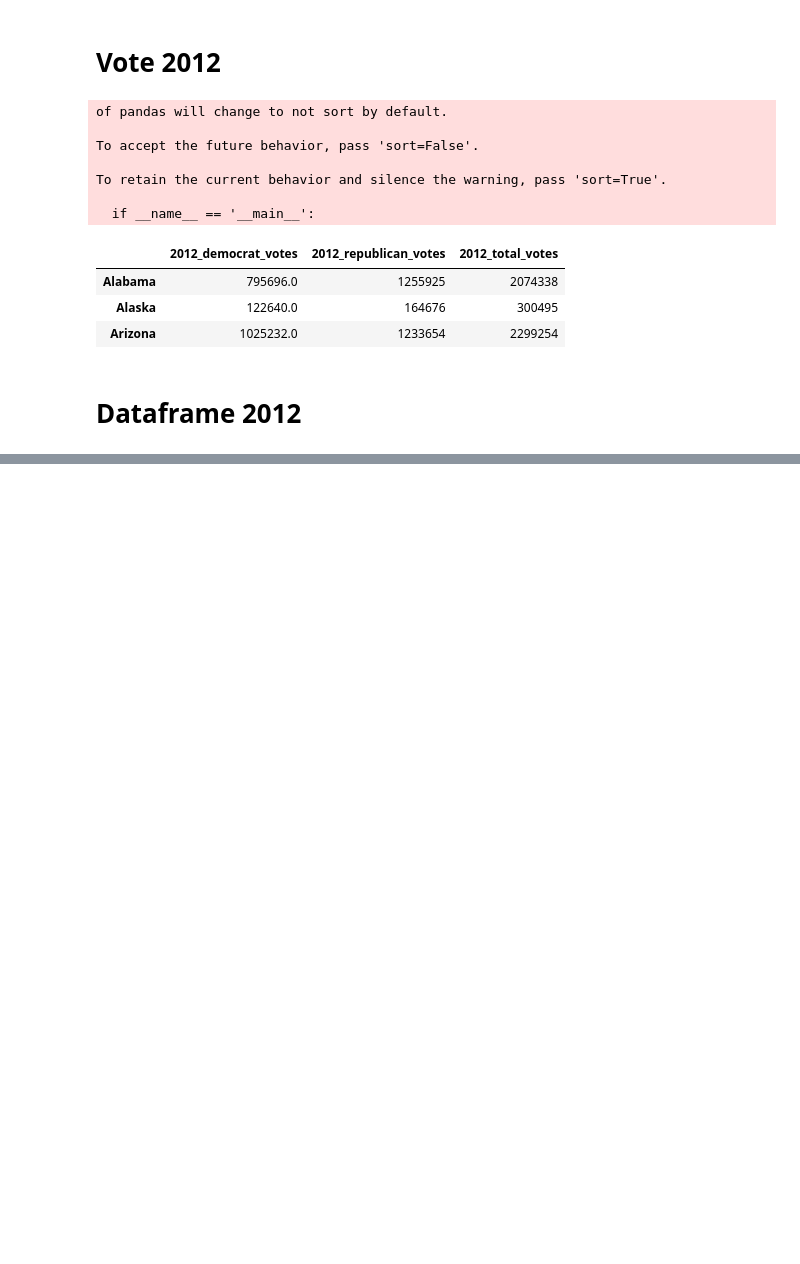
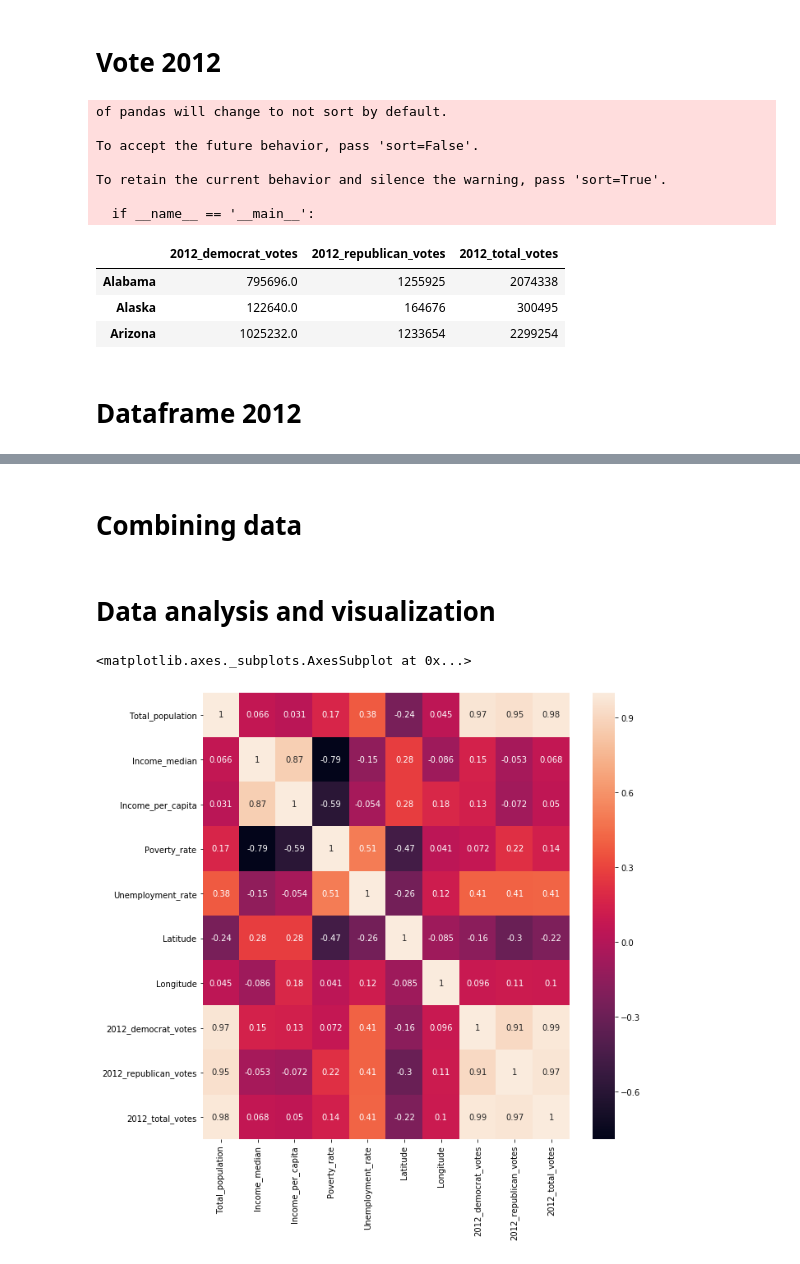
Before and after one commit to CodingMage/project_1_TeamTuring, a Jupyter notebook: Census data.ipynb, the cells around one changed output, grey strips where cells are left out. Saved outputs shown, nothing was run; the diff lists cells and outputs as text; code cells hidden in the pictures; blank space fills up the shorter version.

```diff
--- a/Census data.ipynb
+++ b/Census data.ipynb
@@ -202,3 +194,5 @@ df_2012.head()
 | Arizona | 6410979.0 | 50256.0 | 25571.0 | 0.167679 | 0.097744 | 34.2744 | ... |
 | Arkansas | 2916372.0 | 40531.0 | 22007.0 | 0.181839 | 0.085633 | 34.8938 | ... |
 | California | 37325068.0 | 61400.0 | 29551.0 | 0.149768 | 0.110285 | 37.1841 | ... |
+# %% [markdown]
+# Combining data
@@ -204,0 +209,8 @@ df_2012.head()
+# %% [markdown]
+# Data analysis and visualization
+# %%
+plt.figure(figsize=(10,10))
+sns.heatmap(df_2012.corr(),annot=True)
+# %% [output]
+<matplotlib.axes._subplots.AxesSubplot at 0x...>
+[figure, added]
```
Also changed, not shown: parts of 11 cells of this notebook, 1 other file.
